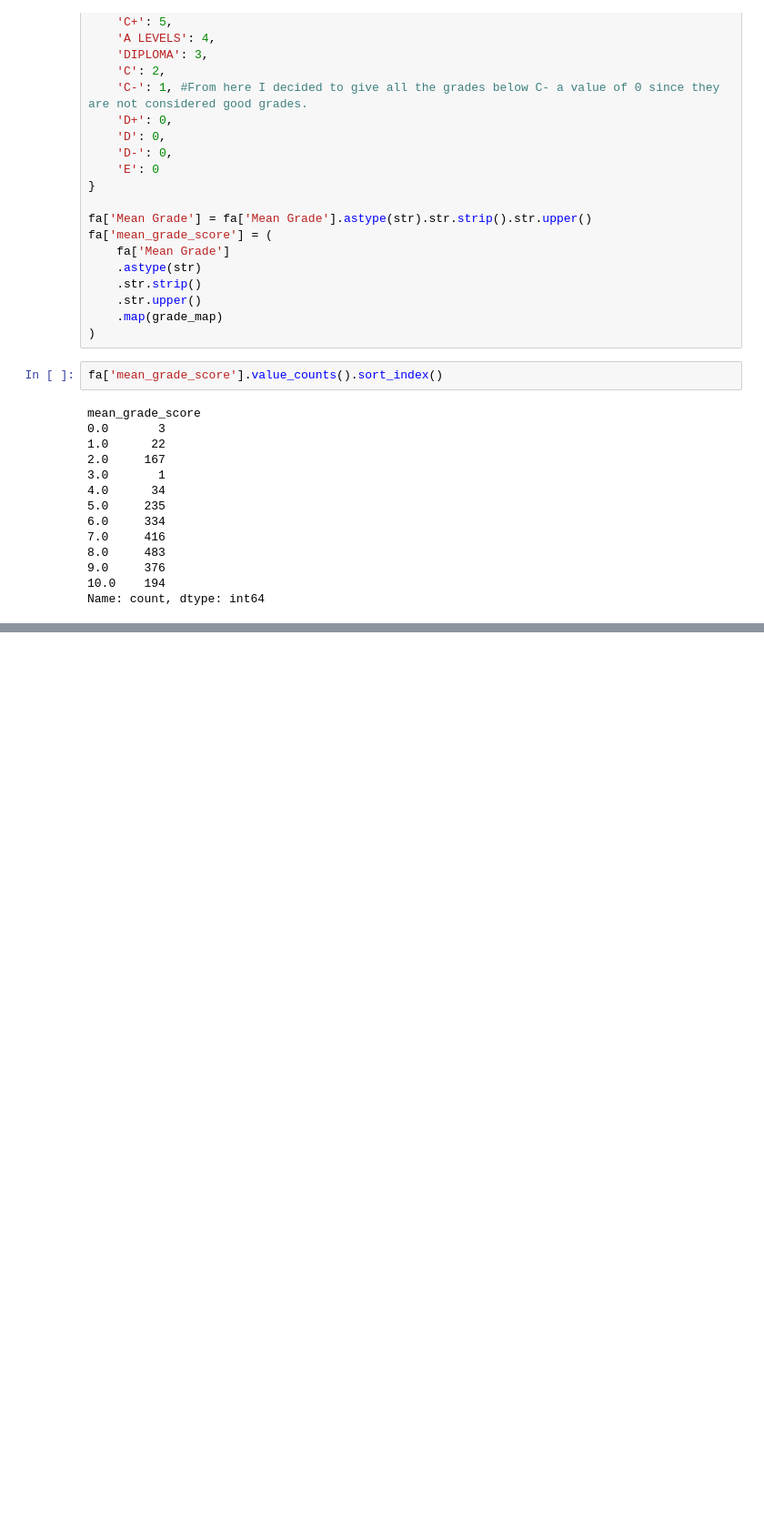
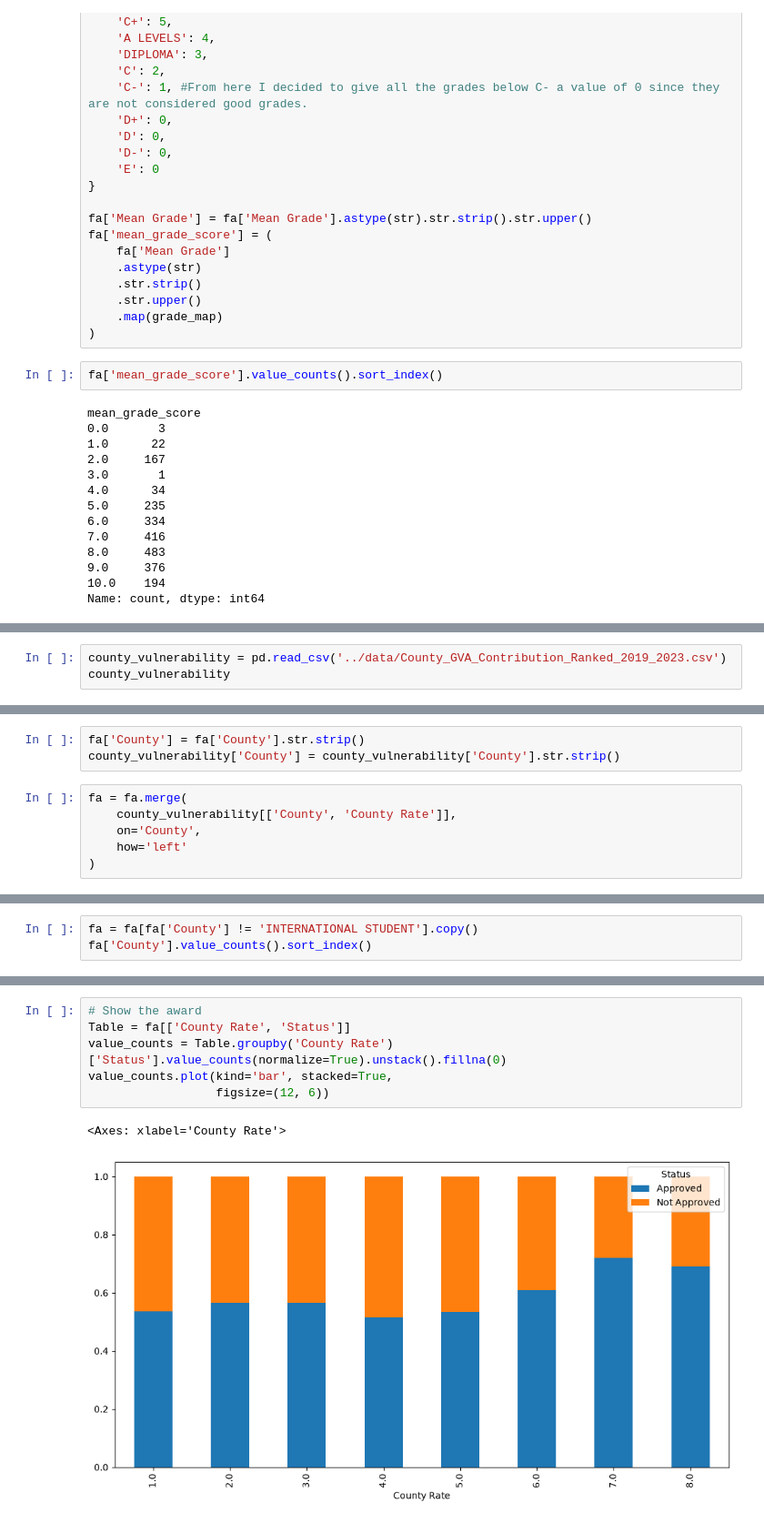
Before and after one commit to JulienNgalo/Scholarship_capstone_project, a Jupyter notebook: notebooks/fao_project.ipynb, the cells around one changed output, grey strips where cells are left out. Shown at 91% size. Drawn from its saved outputs; the diff is of its cells as text; blank space fills up the shorter version.

```diff
--- a/notebooks/fao_project.ipynb
+++ b/notebooks/fao_project.ipynb
@@ -726,0 +751,3 @@ Name: count, dtype: int64
+# %%
+county_vulnerability = pd.read_csv('../data/County_GVA_Contribution_Ranked_2019_2023.csv')
+county_vulnerability
@@ -726,0 +772,9 @@ Name: count, dtype: int64
+# %%
+fa['County'] = fa['County'].str.strip()
+county_vulnerability['County'] = county_vulnerability['County'].str.strip()
+# %%
+fa = fa.merge(
+    county_vulnerability[['County', 'County Rate']],
+    on='County',
+    how='left'
+)
@@ -726,0 +808,3 @@ Name: count, dtype: int64
+# %%
+fa = fa[fa['County'] != 'INTERNATIONAL STUDENT'].copy()
+fa['County'].value_counts().sort_index()
@@ -726,0 +829,9 @@ Name: count, dtype: int64
+# %%
+# Show the award
+Table = fa[['County Rate', 'Status']]
+value_counts = Table.groupby('County Rate')['Status'].value_counts(normalize=True).unstack().fillna(0)
+value_counts.plot(kind='bar', stacked=True,
+                  figsize=(12, 6))
+# %% [output]
+<Axes: xlabel='County Rate'>
+[figure, added]
```
Also changed, not shown: parts of 10 cells of this notebook.
